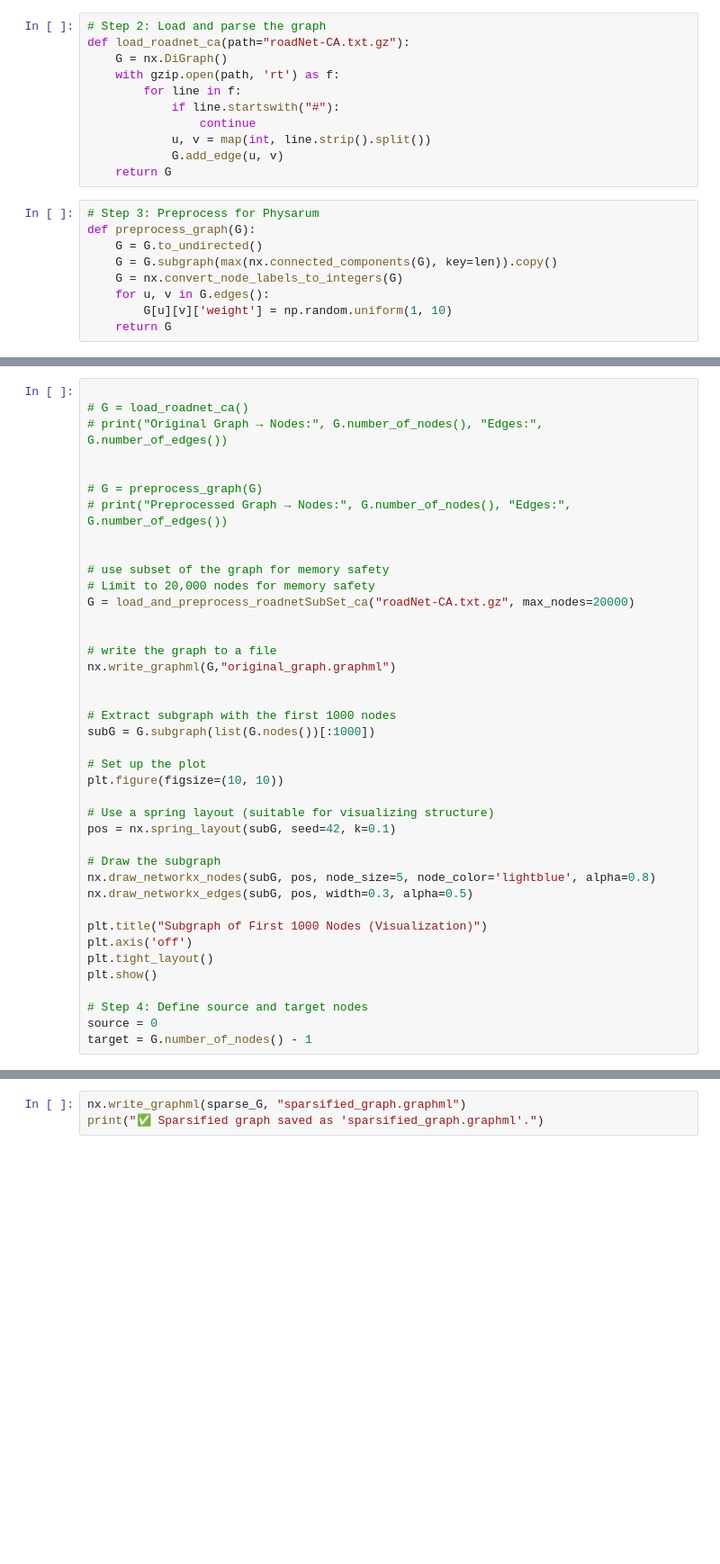
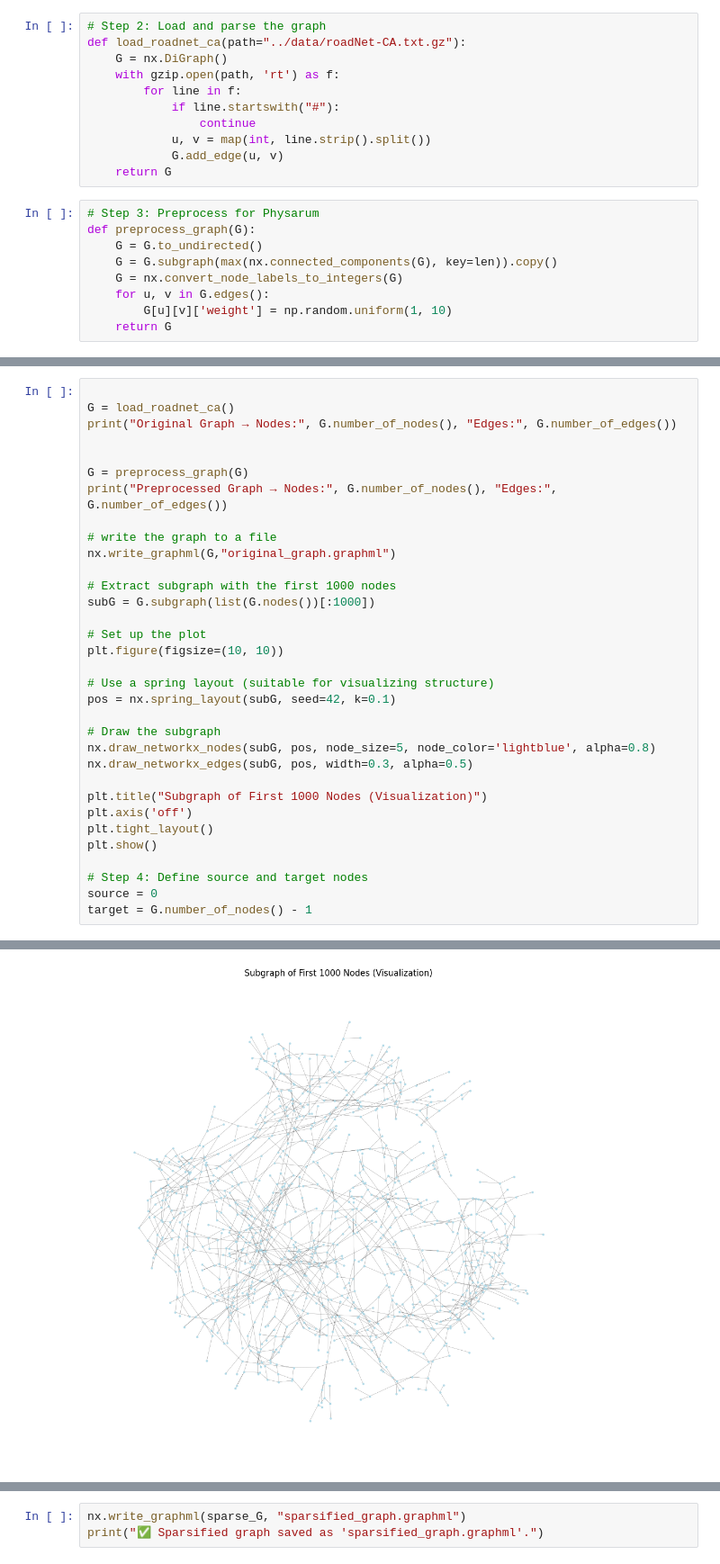
Before and after one commit to beratkaya61/SSSP_hybrid-solution, a Jupyter notebook: HybridShortestPath.ipynb, the cells around one changed output, grey strips where cells are left out. Shown: that part at 90% size. Saved outputs shown, nothing was run; the diff lists cells and outputs as text; blank space fills up the shorter version.

Commit message:
full data için

```diff
--- a/HybridShortestPath.ipynb
+++ b/HybridShortestPath.ipynb
@@ -35,7 +56,7 @@ def download_roadnet_ca():
     return local_path
 # %%
 # Step 2: Load and parse the graph
-def load_roadnet_ca(path="roadNet-CA.txt.gz"):
+def load_roadnet_ca(path="../data/roadNet-CA.txt.gz"):
     G = nx.DiGraph()
     with gzip.open(path, 'rt') as f:
         for line in f:
@@ -89,21 +83,14 @@ download_roadnet_ca()
 # %%
 
-# G = load_roadnet_ca()
-# print("Original Graph → Nodes:", G.number_of_nodes(), "Edges:", G.number_of_edges())
+G = load_roadnet_ca()
+print("Original Graph → Nodes:", G.number_of_nodes(), "Edges:", G.number_of_edges())
 
 
-# G = preprocess_graph(G)
-# print("Preprocessed Graph → Nodes:", G.number_of_nodes(), "Edges:", G.number_of_edges())
-
-
-# use subset of the graph for memory safety
-# Limit to 20,000 nodes for memory safety
-G = load_and_preprocess_roadnetSubSet_ca("roadNet-CA.txt.gz", max_nodes=20000)
-
+G = preprocess_graph(G)
+print("Preprocessed Graph → Nodes:", G.number_of_nodes(), "Edges:", G.number_of_edges())
 
 # write the graph to a file
 nx.write_graphml(G,"original_graph.graphml")
-
 
 # Extract subgraph with the first 1000 nodes
 subG = G.subgraph(list(G.nodes())[:1000])
@@ -126,3 +113,4 @@ plt.show()
 # Step 4: Define source and target nodes
 source = 0
 target = G.number_of_nodes() - 1
+# %% [output]
@@ -129 +119,2 @@ target = G.number_of_nodes() - 1
+[figure, added]
 # %%
```
Also changed, not shown: parts of 14 cells of this notebook, 2 other files.
